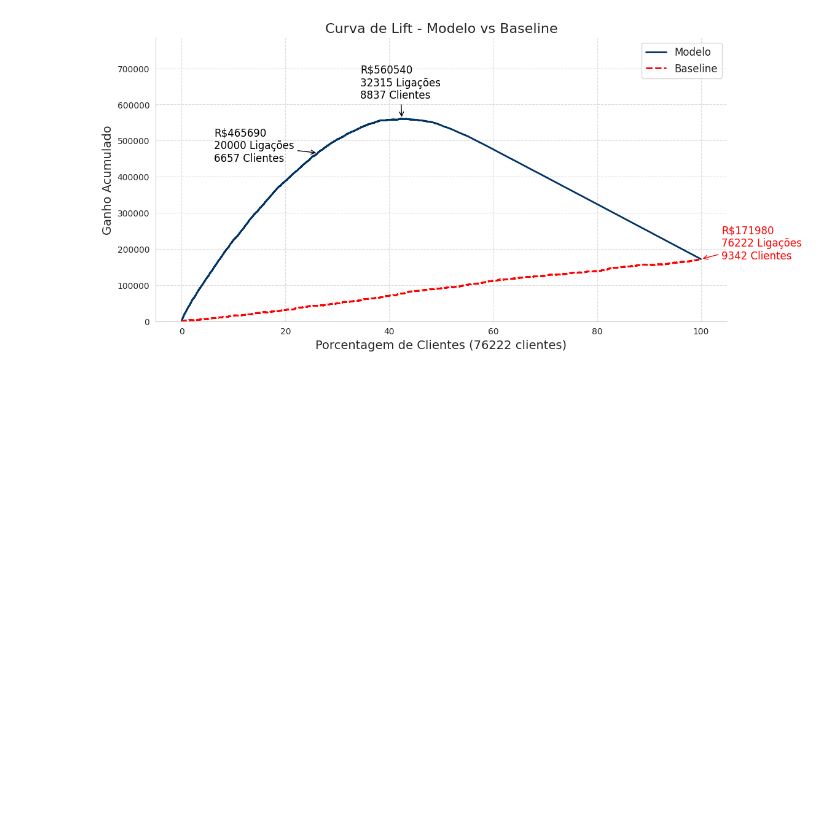
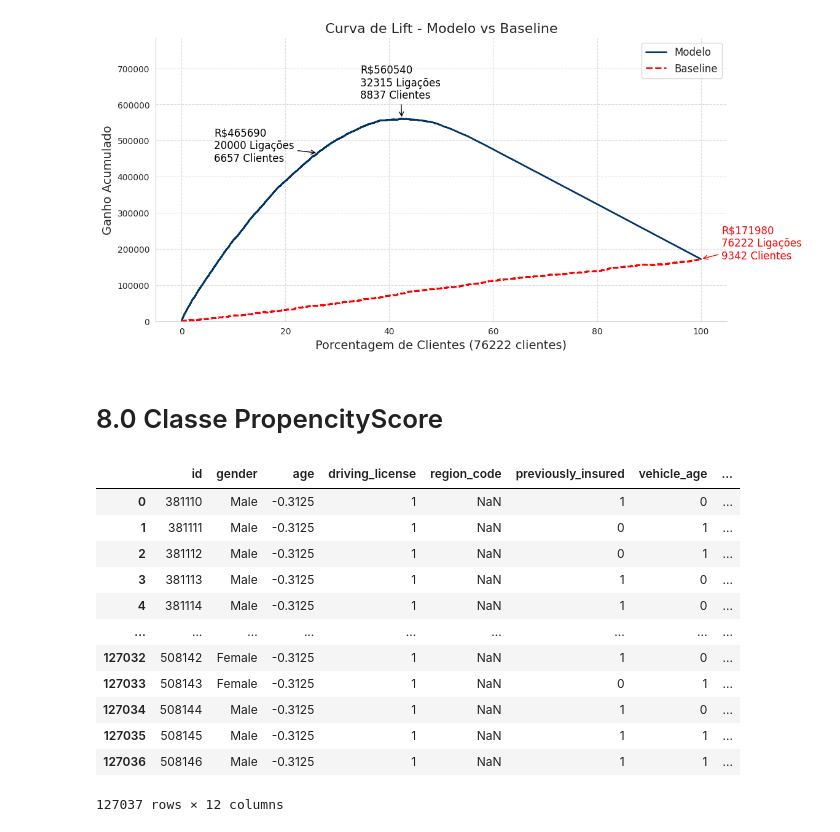
Before and after one commit to RafaelLuckner/Propensao_Compra, a Jupyter notebook: notebooks/propensao_projeto.ipynb, the cells around one changed output. Cells and saved outputs as stored; diff of their text form; code cells hidden in the pictures; blank space fills up the shorter version.

Commit message:
created class PropensityScore

```diff
--- a/notebooks/propensao_projeto.ipynb
+++ b/notebooks/propensao_projeto.ipynb
@@ -978,6 +987,12 @@ print(f'Recall    Top K: {recall_top_k(dfx, yproba_rf, k=20000):.4f}')
 Precision Top K: 0.3328
 Recall    Top K: 0.7126
 [figure]
+# %%
+modelo_path = "../model/rf.pkl"
+
+# Salvando o modelo treinado
+with open(modelo_path, "wb") as f:
+    pickle.dump(rf, f)
 # %% [markdown]
 ## 7.2 Tradução para negócio
 # %%
@@ -1122,3 +1137,14 @@ ax.spines['right'].set_visible(False)
 ax.spines['top'].set_visible(False)
 # %% [output]
 [figure]
+# %% [markdown]
+# 8.0 Classe PropencityScore
+# %%
+data_test = pd.read_csv('../data/test.csv')
+data_test.head(2)
+
+with open("../model/rf.pkl", "rb") as f:
+    modelo = pickle.load(f)
+
+with open("../model/encoders.pkl", "rb") as f:
+    encoders = pickle.load(f)
@@ -1124,0 +1194,18 @@ ax.spines['top'].set_visible(False)
+# %%
+ps = PropencityScore(data_test, rf, final_encoders)
+# %%
+ps.data
+# %% [output]
+|  | id | gender | age | driving_license | region_code | previously_insured | vehicle_age | ... |
+| 0 | 381110 | Male | -0.3125 | 1 | NaN | 1 | 0 | ... |
+| 1 | 381111 | Male | -0.3125 | 1 | NaN | 0 | 1 | ... |
+| 2 | 381112 | Male | -0.3125 | 1 | NaN | 0 | 1 | ... |
+| 3 | 381113 | Male | -0.3125 | 1 | NaN | 1 | 0 | ... |
+| 4 | 381114 | Male | -0.3125 | 1 | NaN | 1 | 0 | ... |
+| ... | ... | ... | ... | ... | ... | ... | ... | ... |
+| 127032 | 508142 | Female | -0.3125 | 1 | NaN | 1 | 0 | ... |
+| 127033 | 508143 | Female | -0.3125 | 1 | NaN | 0 | 1 | ... |
+| 127034 | 508144 | Male | -0.3125 | 1 | NaN | 1 | 0 | ... |
+| 127035 | 508145 | Male | -0.3125 | 1 | NaN | 1 | 1 | ... |
+| 127036 | 508146 | Male | -0.3125 | 1 | NaN | 1 | 1 | ... |
+127037 rows × 12 columns
```
Also changed, not shown: parts of 28 cells of this notebook, 4 other files.
